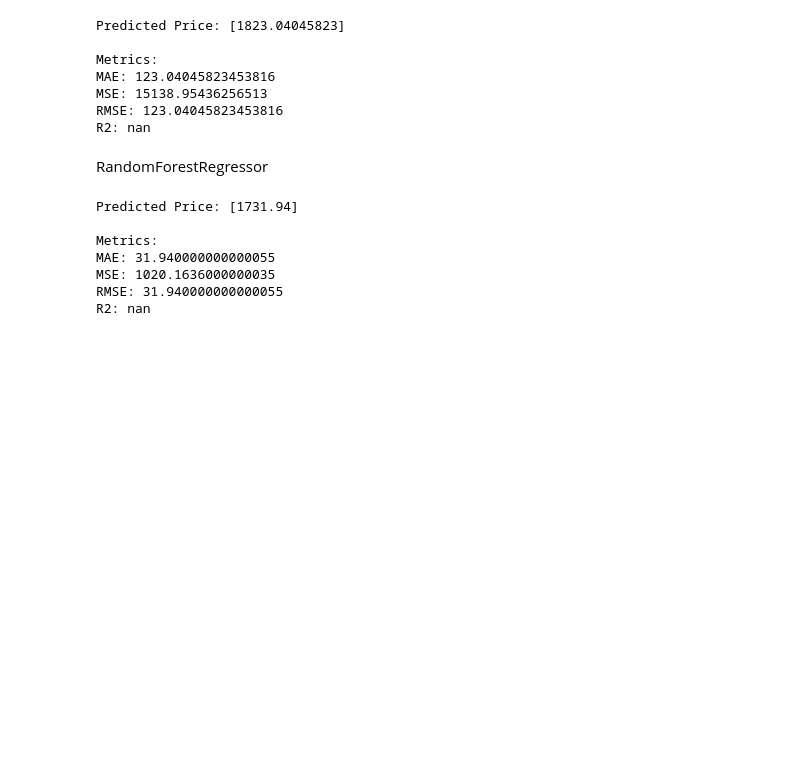
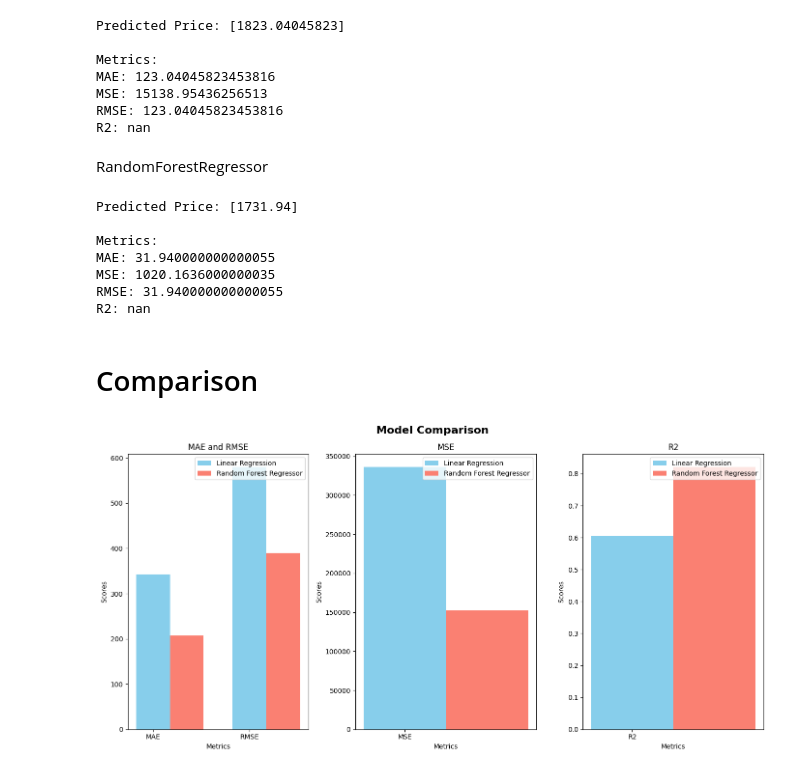
Before and after one commit to Vaneryn/6006cem-ml, a Jupyter notebook: notebooks/train_regression.ipynb, the cells around one changed output. Saved outputs shown, nothing was run; the diff lists cells and outputs as text; code cells hidden in the pictures; blank space fills up the shorter version.

```diff
--- a/notebooks/train_regression.ipynb
+++ b/notebooks/train_regression.ipynb
@@ -1255,3 +1255,69 @@ MAE: 31.940000000000055
 MSE: 1020.1636000000035
 RMSE: 31.940000000000055
 R2: nan
+# %% [markdown]
+# Comparison
+# %%
+X_train, X_test, y_train, y_test = train_test_split(X, y, test_size=0.2, random_state=RANDOM_STATE)
+
+lr_y_pred = lr_model.predict(X_test)
+mae, mse, rmse, r2 = calculate_metrics(y_test, lr_y_pred)
+lr_metrics1 = [mae, rmse]
+lr_metrics2 = [mse]
+lr_metrics3 = [r2]
+
+rf_y_pred = rf_model.predict(X_test)
+mae, mse, rmse, r2 = calculate_metrics(y_test, rf_y_pred)
+rf_metrics1 = [mae, rmse]
+rf_metrics2 = [mse]
+rf_metrics3 = [r2]
+# %%
+fig, axes = plt.subplots(nrows=1, ncols=3, figsize=(14, 7))
+fig.suptitle('Model Comparison', fontsize=16, fontweight='bold')
+axes = axes.flatten()
+
+metrics1 = ['MAE', 'RMSE']
+metrics2 = ['MSE']
+metrics3 = ['R2']
+pos1 = np.arange(len(metrics1))
+pos2 = np.arange(len(metrics2))
+pos3 = np.arange(len(metrics3))
+bar_width = 0.35
+
+# MAE and RMSE
+ax1 = axes[0]
+ax1.bar(pos1, lr_metrics1, bar_width, label='Linear Regression', color='skyblue')
+ax1.bar(pos1 + bar_width, rf_metrics1, bar_width, label='Random Forest Regressor', color='salmon')
+ax1.set_xlabel('Metrics')
+ax1.set_ylabel('Scores')
+ax1.set_title('MAE and RMSE')
+ax1.set_xticks(pos1)
+ax1.set_xticklabels(metrics1)
+ax1.legend()
+
+# MSE
+ax2 = axes[1]
+ax2.bar(pos2, lr_metrics2, bar_width, label='Linear Regression', color='skyblue')
+ax2.bar(pos2 + bar_width, rf_metrics2, bar_width, label='Random Forest Regressor', color='salmon')
+ax2.set_xlabel('Metrics')
+ax2.set_ylabel('Scores')
+ax2.set_title('MSE')
+ax2.set_xticks(pos2)
+ax2.set_xticklabels(metrics2)
+ax2.legend()
+
+# R2
+ax3 = axes[2]
+ax3.bar(pos3, lr_metrics3, bar_width, label='Linear Regression', color='skyblue')
+ax3.bar(pos3 + bar_width, rf_metrics3, bar_width, label='Random Forest Regressor', color='salmon')
+ax3.set_xlabel('Metrics')
+ax3.set_ylabel('Scores')
+ax3.set_title('R2')
+ax3.set_xticks(pos3)
+ax3.set_xticklabels(metrics3)
+ax3.legend()
+
+plt.tight_layout()
+plt.show()
+# %% [output]
+[figure, added]
```
Also changed, not shown: 1 other file.
